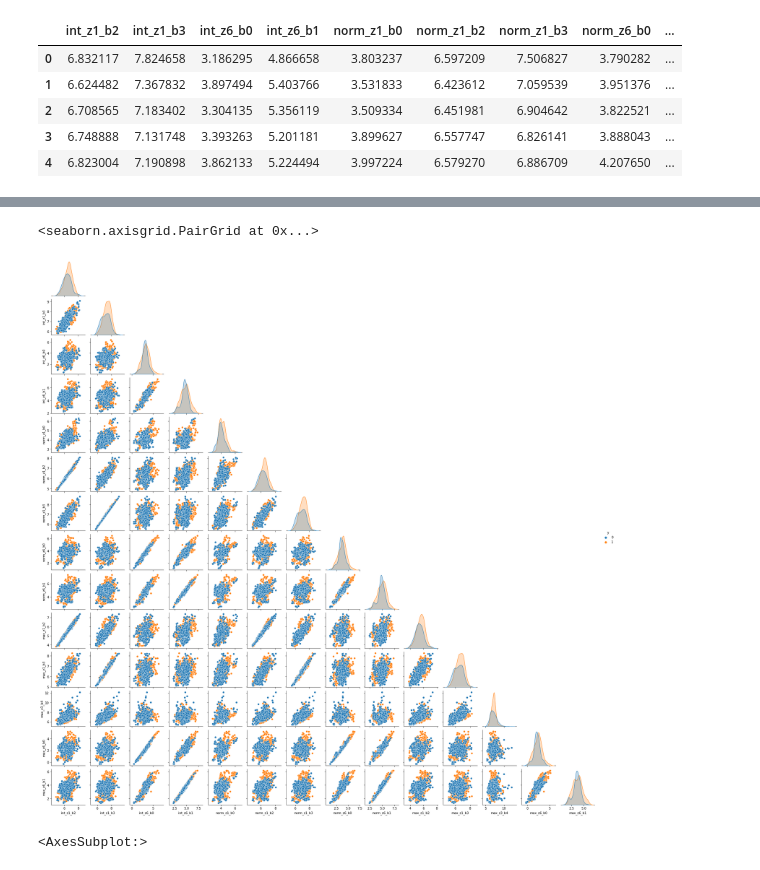
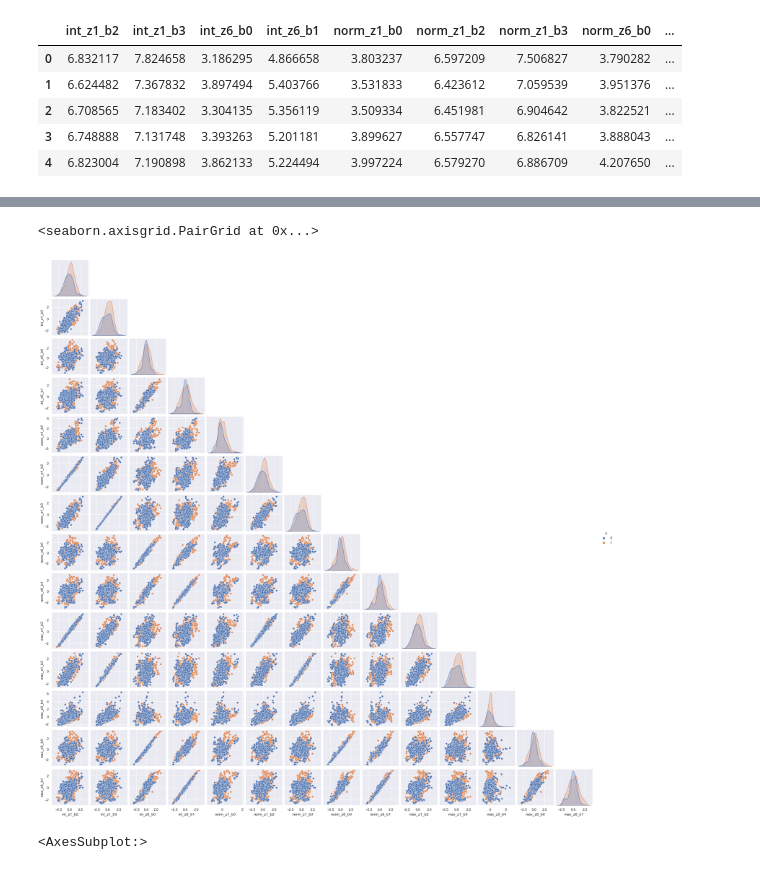
Before and after one commit to eriesp/FDAxEEG, a Jupyter notebook: Dataset/Classification_after_bonf.ipynb, the cells around one changed output, grey strips where cells are left out. Saved outputs shown, nothing was run; the diff lists cells and outputs as text; code cells hidden in the pictures.

Commit message:
standard scaler su variabili eh

```diff
--- a/Dataset/Classification_after_bonf.ipynb
+++ b/Dataset/Classification_after_bonf.ipynb
@@ -204,7 +206,13 @@ df_log.head()
+# %%
+scaler = StandardScaler()
+model = scaler.fit(df_log)
+scaled_df = model.transform(df_log)
+
+scaled_df = pd.DataFrame(scaled_df, columns = df_log.columns)
 # %%
-df_log_label = pd.concat([df_log,pd.DataFrame({'y': y})], axis=1)
+scaled_df = pd.concat([scaled_df,pd.DataFrame({'y': y})], axis=1)
 # df_log_label['y'] = pd.Categorical(df_log_label['y'])
 
-df_log_label['y'] = df_log_label.y.astype('category')
-df_log_label.dtypes
+scaled_df['y'] = scaled_df.y.astype('category')
+scaled_df.dtypes
 # %% [output]
@@ -224,10 +239,10 @@ df_log_label.to_csv(home_path+'\Bonf_df_log_label_complete.csv', index = False,
 # df_log_label = pd.read_csv(home_path+'\Bonf_df_log_label_complete.csv', sep = ',')
 # df_log_label.head()
 # %%
-sns.pairplot(df_log_label, corner=True, height = 1.8, hue = 'y')
+sns.pairplot(scaled_df, corner=True, height = 1.8, hue = 'y')
 # %% [output]
 <seaborn.axisgrid.PairGrid at 0x...>
-[figure, old version]
+[figure, new version]
 # %%
 #define figure size
 sns.set(rc={"figure.figsize":(16, 16)}) #width=16, height=16
```
Also changed, not shown: parts of 15 cells of this notebook, 2 other files.
